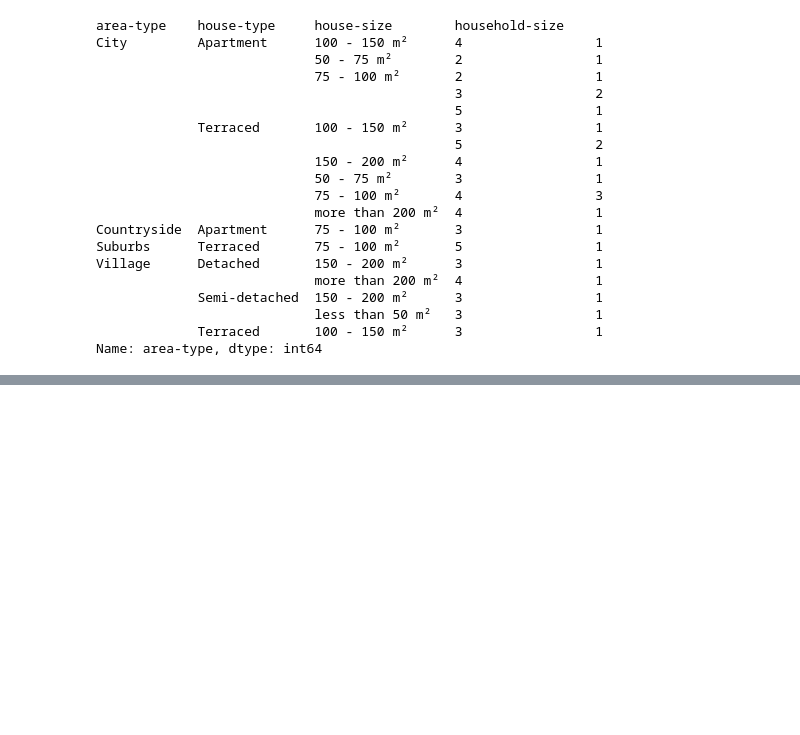
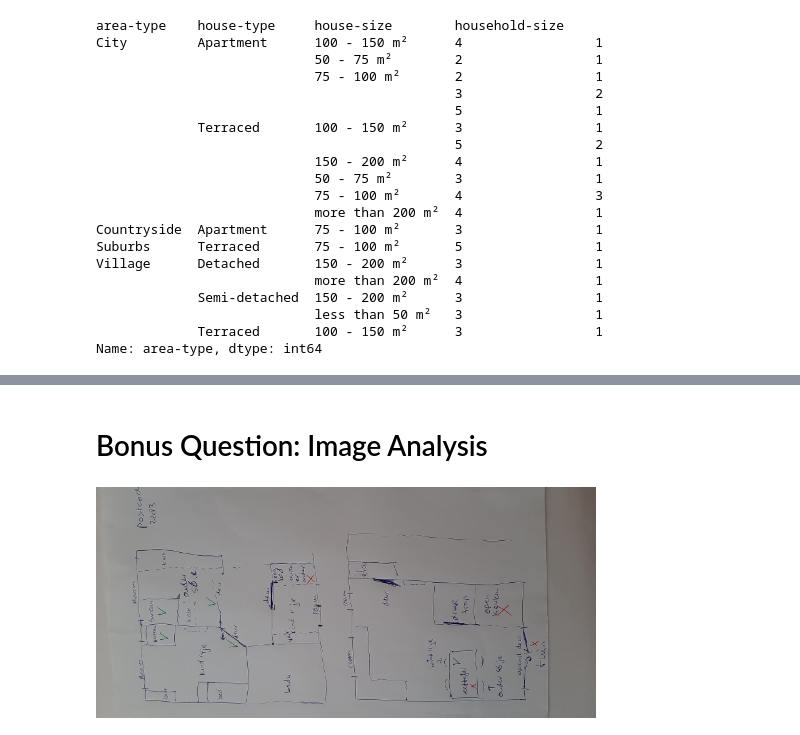
Before and after one commit to shrutirao94/spatial-inequality-nl-analysis, a Jupyter notebook: analysis.ipynb, the cells around one changed output, grey strips where cells are left out. Cells and saved outputs as stored; diff of their text form; code cells hidden in the pictures; blank space fills up the shorter version.

```diff
--- a/analysis.ipynb
+++ b/analysis.ipynb
@@ -124 +105,7 @@ Text(0.5, 28.999999999999986, 'Type of Area')
 [figure]
+# %% [markdown]
+# Bonus Question: Image Analysis
+# %%
+Image(filename='data/images/20230116_140414.jpg', width=500, height=50)
+# %% [output]
+[figure, added]
```
Also changed, not shown: parts of 23 cells of this notebook, 17 other files.
